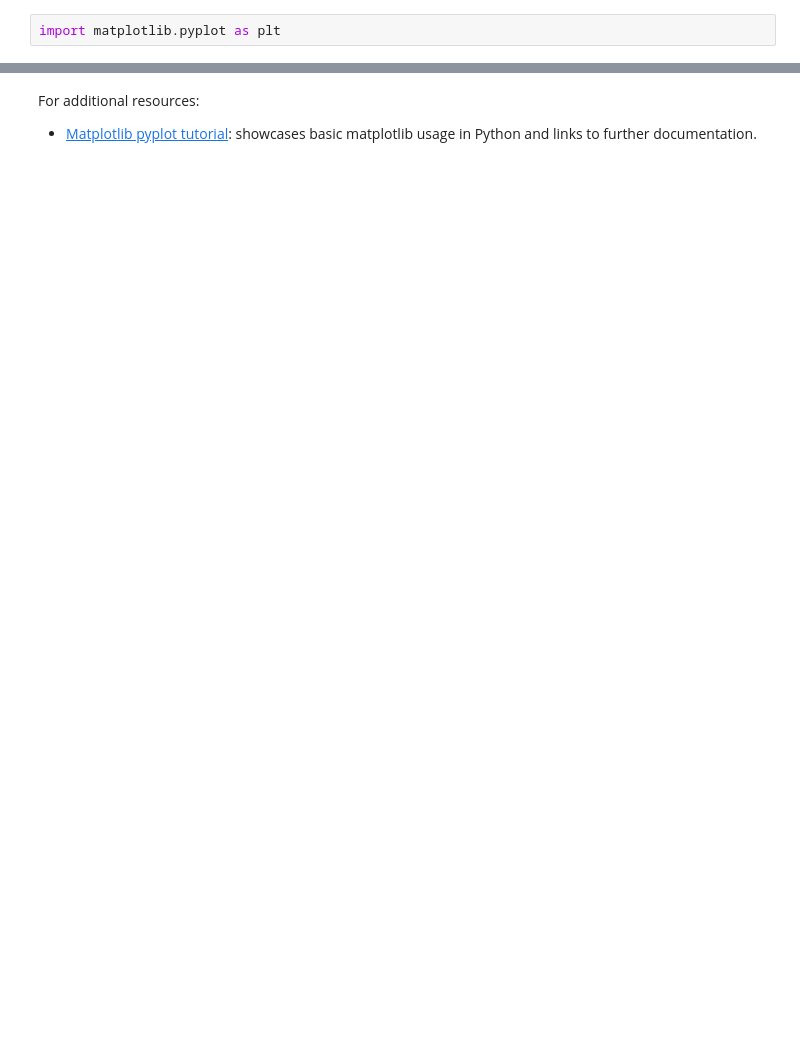
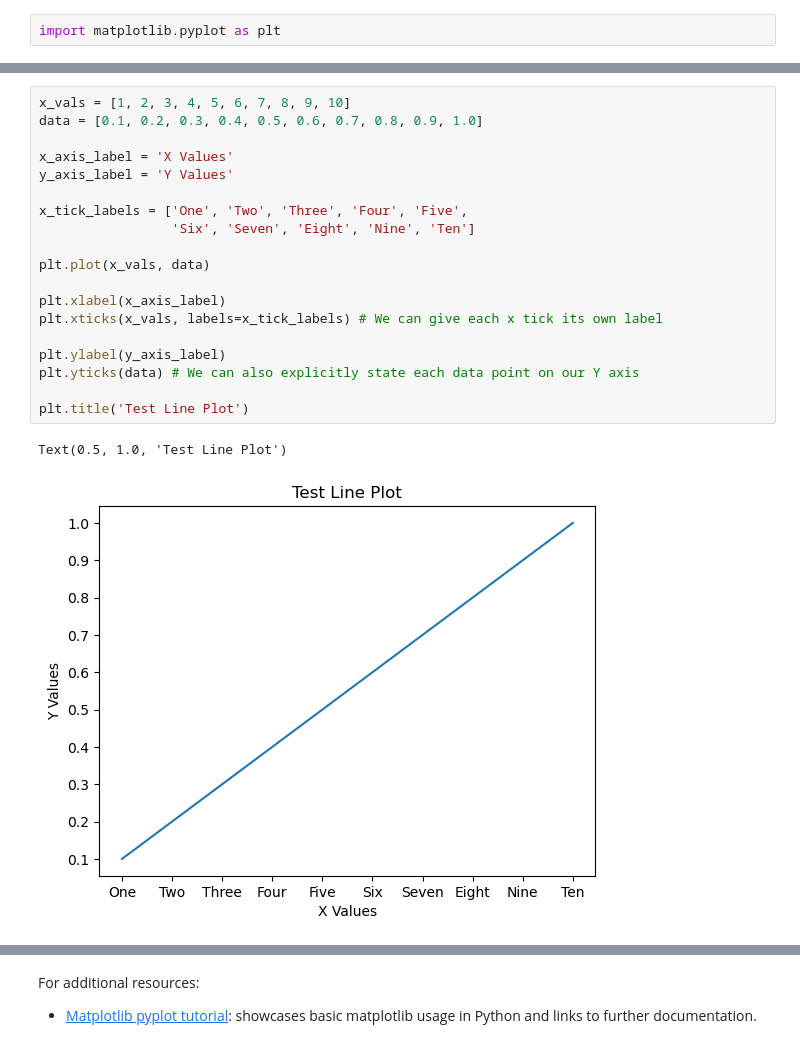
Before and after one commit to jkantorow/nucommlab-datavis-workshop, a Jupyter notebook: day-2/day2_python_plotting_basics.ipynb, the cells around one changed output, grey strips where cells are left out. Cells and saved outputs as stored; diff of their text form; blank space fills up the shorter version.

```diff
--- a/day-2/day2_python_plotting_basics.ipynb
+++ b/day-2/day2_python_plotting_basics.ipynb
@@ -56,0 +68,22 @@ Text(0, 0.5, 'Y Values')
+# %%
+x_vals = [1, 2, 3, 4, 5, 6, 7, 8, 9, 10]
+data = [0.1, 0.2, 0.3, 0.4, 0.5, 0.6, 0.7, 0.8, 0.9, 1.0]
+
+x_axis_label = 'X Values'
+y_axis_label = 'Y Values'
+
+x_tick_labels = ['One', 'Two', 'Three', 'Four', 'Five',
+                 'Six', 'Seven', 'Eight', 'Nine', 'Ten']
+
+plt.plot(x_vals, data)
+
+plt.xlabel(x_axis_label)
+plt.xticks(x_vals, labels=x_tick_labels) # We can give each x tick its own label
+
+plt.ylabel(y_axis_label)
+plt.yticks(data) # We can also explicitly state each data point on our Y axis
+
+plt.title('Test Line Plot')
+# %% [output]
+Text(0.5, 1.0, 'Test Line Plot')
+[figure, added]
```
Also changed, not shown: parts of 11 cells of this notebook.
